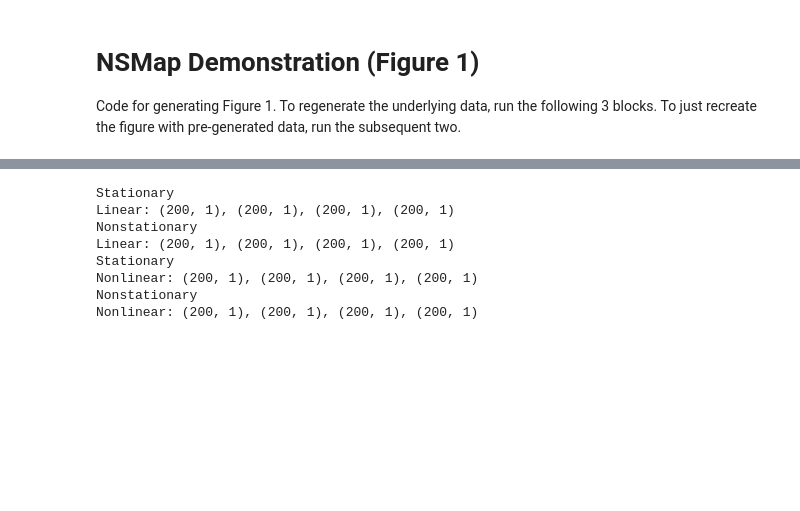
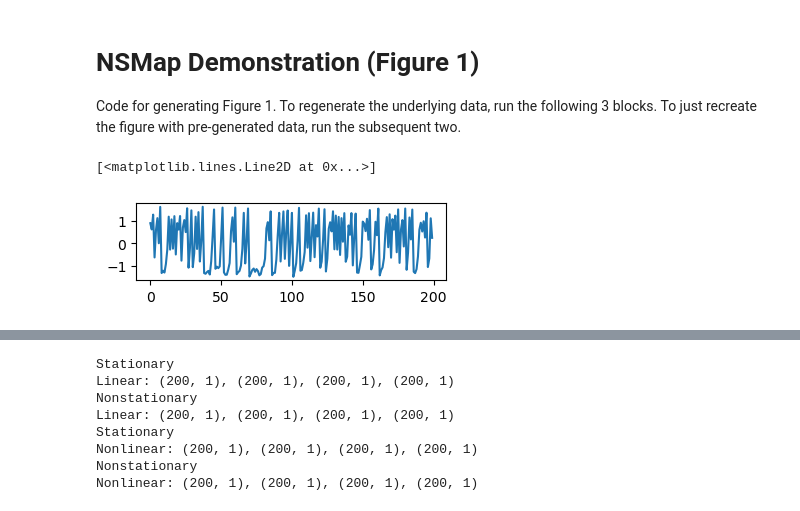
Before and after one commit to kenflat2/NS-Map, a Jupyter notebook: experiments/simulated_round_1/plot_round1_results.ipynb, the cells around one changed output, grey strips where cells are left out. Saved outputs shown, nothing was run; the diff lists cells and outputs as text; code cells hidden in the pictures; blank space fills up the shorter version.

```diff
--- a/experiments/simulated_round_1/plot_round1_results.ipynb
+++ b/experiments/simulated_round_1/plot_round1_results.ipynb
@@ -30,6 +30,12 @@ logistic = generate_logistic()
 logistic_nonstat = generate_logistic_nonstat()
 food_chain = generate_food_chain()
 food_chain_nonstat = generate_food_chain_nonstat()
+# %%
+plt.figure(figsize=(4,1))
+plt.plot(logistic)
+# %% [output]
+[<matplotlib.lines.Line2D at 0x...>]
+[figure, added]
 # %%
 with open(os.path.join(experiment_directory, "parameters_round1.json"), "r") as f:
     params = json.load(f)
```
Also changed, not shown: parts of 9 cells of this notebook, 21 other files.
